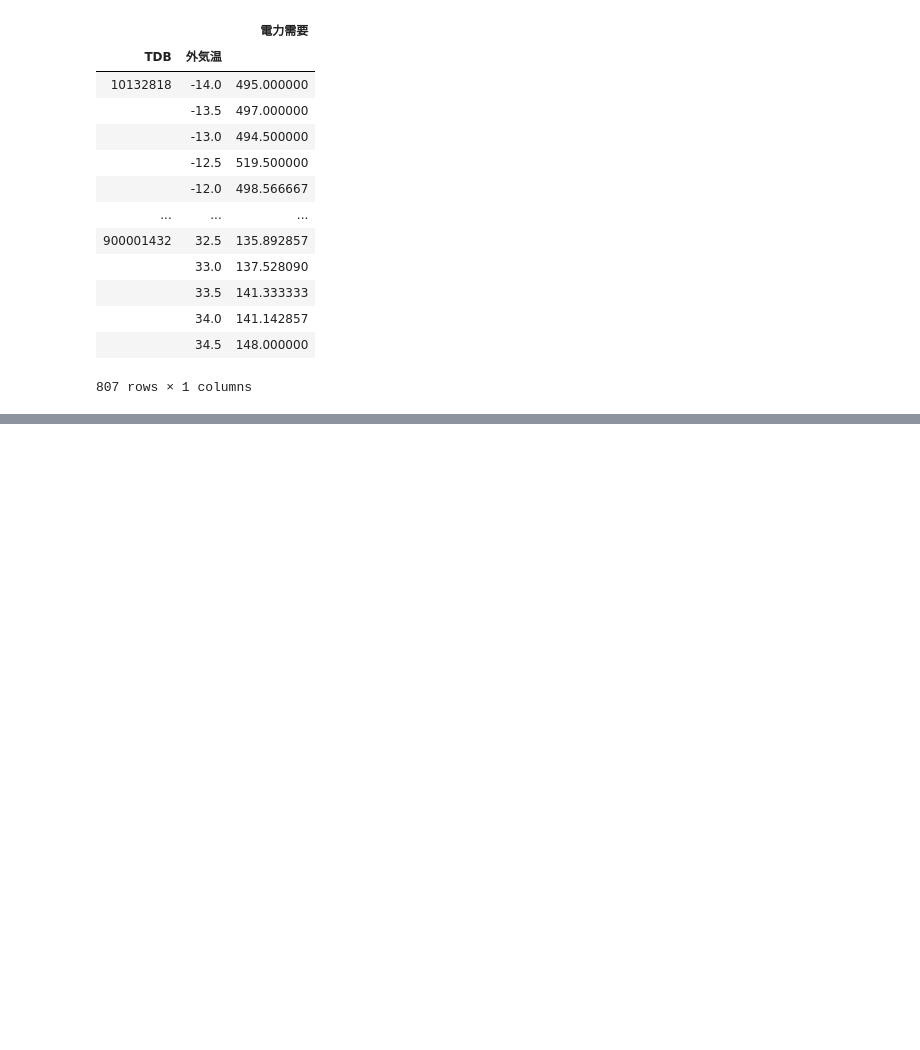
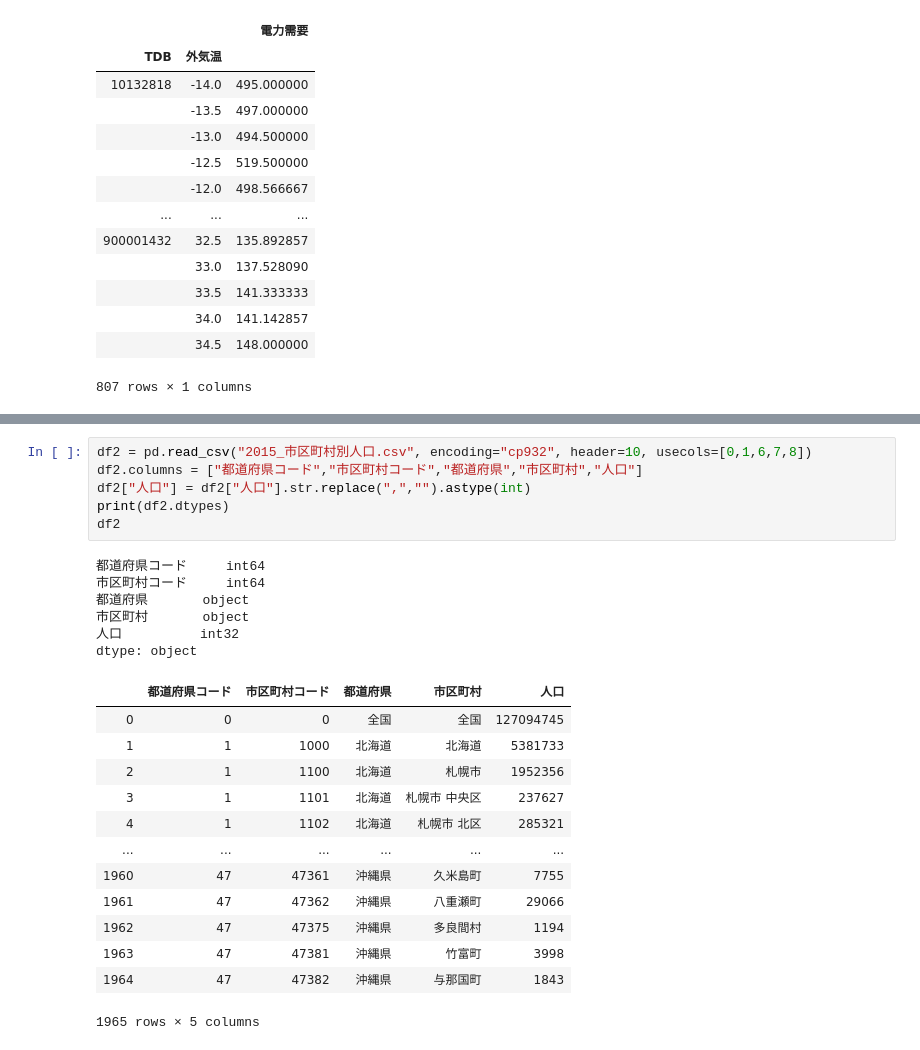
Before and after one commit to genpon212/homework, a Jupyter notebook: homework_honda.ipynb, the cells around one changed output, grey strips where cells are left out. Drawn from its saved outputs; the diff is of its cells as text; blank space fills up the shorter version.

```diff
--- a/homework_honda.ipynb
+++ b/homework_honda.ipynb
@@ -127,0 +129,26 @@ df1
+# %%
+df2 = pd.read_csv("2015_市区町村別人口.csv", encoding="cp932", header=10, usecols=[0,1,6,7,8])
+df2.columns = ["都道府県コード","市区町村コード","都道府県","市区町村","人口"]
+df2["人口"] = df2["人口"].str.replace(",","").astype(int)
+print(df2.dtypes)
+df2
+# %% [output]
+都道府県コード     int64
+市区町村コード     int64
+都道府県       object
+市区町村       object
+人口          int32
+dtype: object
+|  | 都道府県コード | 市区町村コード | 都道府県 | 市区町村 | 人口 |
+| 0 | 0 | 0 | 全国 | 全国 | 127094745 |
+| 1 | 1 | 1000 | 北海道 | 北海道 | 5381733 |
+| 2 | 1 | 1100 | 北海道 | 札幌市 | 1952356 |
+| 3 | 1 | 1101 | 北海道 | 札幌市 中央区 | 237627 |
+| 4 | 1 | 1102 | 北海道 | 札幌市 北区 | 285321 |
+| ... | ... | ... | ... | ... | ... |
+| 1960 | 47 | 47361 | 沖縄県 | 久米島町 | 7755 |
+| 1961 | 47 | 47362 | 沖縄県 | 八重瀬町 | 29066 |
+| 1962 | 47 | 47375 | 沖縄県 | 多良間村 | 1194 |
+| 1963 | 47 | 47381 | 沖縄県 | 竹富町 | 3998 |
+| 1964 | 47 | 47382 | 沖縄県 | 与那国町 | 1843 |
+1965 rows × 5 columns
```
Also changed, not shown: parts of 8 cells of this notebook.
